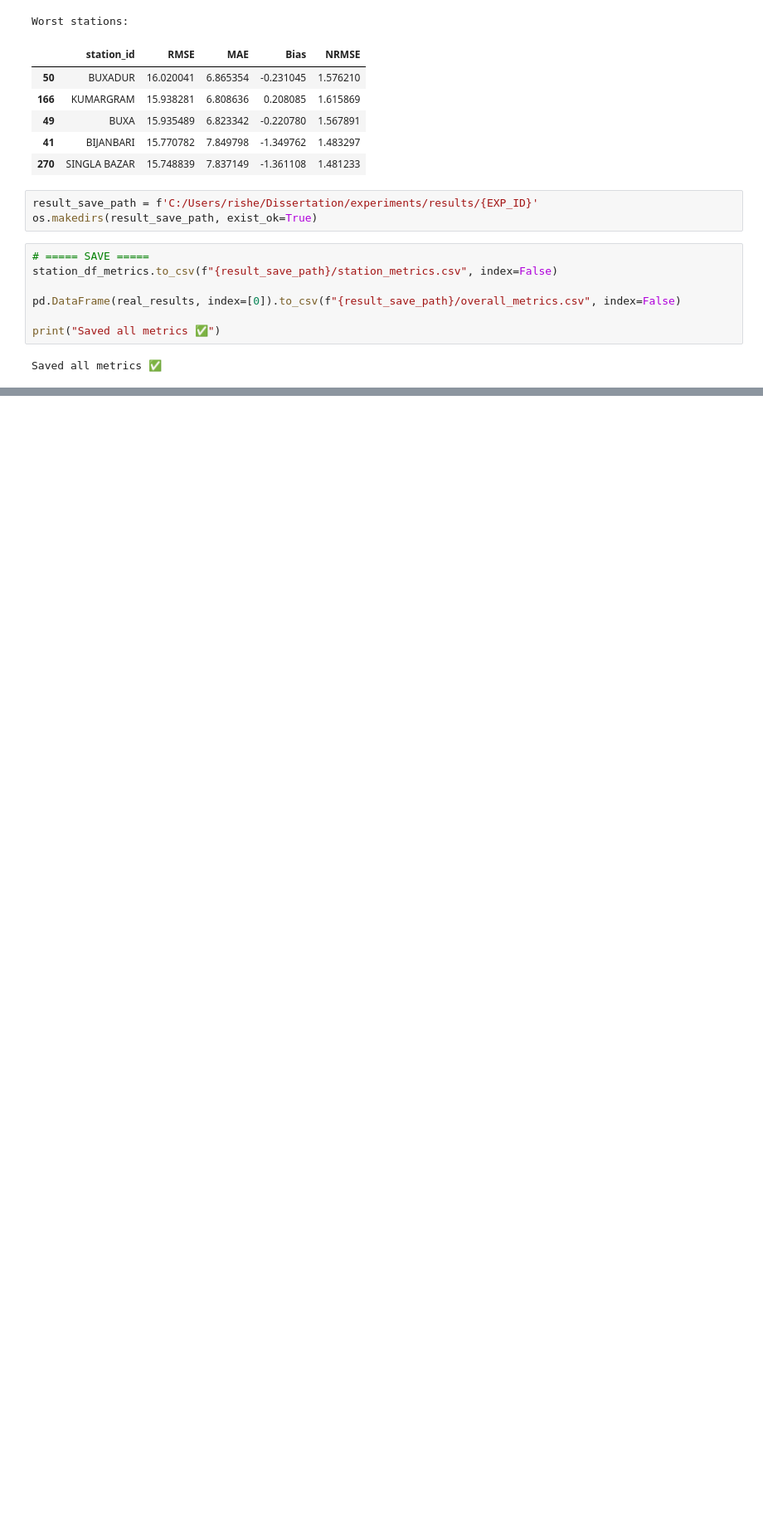
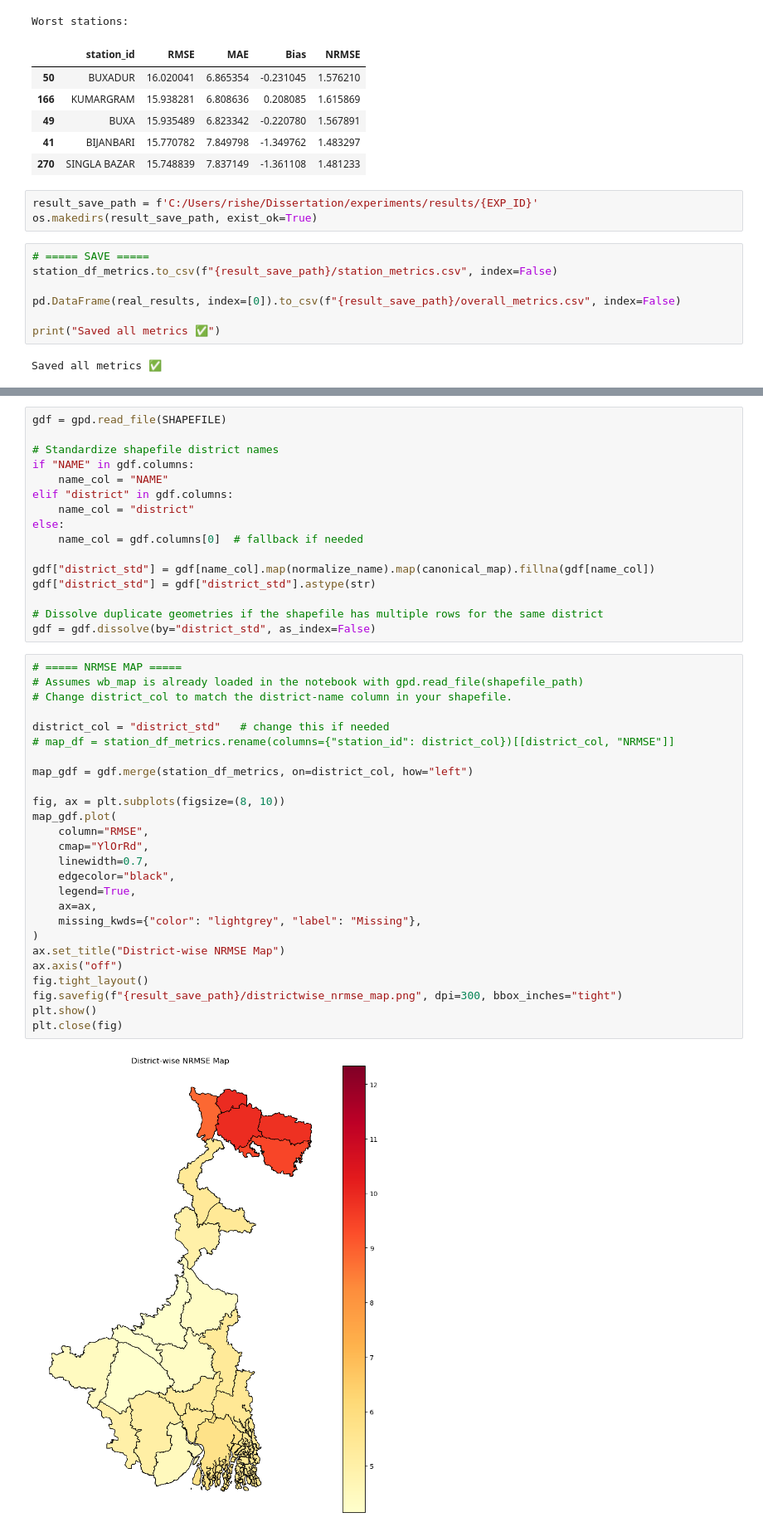
Before and after one commit to itsRkg/Dissertation, a Jupyter notebook: experiments/experimentation_notebooks/exp_12_gnn_baseline.ipynb, the cells around one changed output, grey strips where cells are left out. Shown at 83% size. Drawn from its saved outputs; the diff is of its cells as text; blank space fills up the shorter version.

Commit message:
Added gnn segments look for the notebooks from experiment 11, also other lstms and reg via classification too

```diff
--- a/experiments/experimentation_notebooks/exp_12_gnn_baseline.ipynb
+++ b/experiments/experimentation_notebooks/exp_12_gnn_baseline.ipynb
@@ -572,0 +1256,44 @@ Saved all metrics ✅
+# %%
+gdf = gpd.read_file(SHAPEFILE)
+
+# Standardize shapefile district names
+if "NAME" in gdf.columns:
+    name_col = "NAME"
+elif "district" in gdf.columns:
+    name_col = "district"
+else:
+    name_col = gdf.columns[0]  # fallback if needed
+
+gdf["district_std"] = gdf[name_col].map(normalize_name).map(canonical_map).fillna(gdf[name_col])
+gdf["district_std"] = gdf["district_std"].astype(str)
+
+# Dissolve duplicate geometries if the shapefile has multiple rows for the same district
+gdf = gdf.dissolve(by="district_std", as_index=False)
+# %%
+# ===== NRMSE MAP =====
+# Assumes wb_map is already loaded in the notebook with gpd.read_file(shapefile_path)
+# Change district_col to match the district-name column in your shapefile.
+
+district_col = "district_std"   # change this if needed
+# map_df = station_df_metrics.rename(columns={"station_id": district_col})[[district_col, "NRMSE"]]
+
+map_gdf = gdf.merge(station_df_metrics, on=district_col, how="left")
+
+fig, ax = plt.subplots(figsize=(8, 10))
+map_gdf.plot(
+    column="RMSE",
+    cmap="YlOrRd",
+    linewidth=0.7,
+    edgecolor="black",
+    legend=True,
+    ax=ax,
+    missing_kwds={"color": "lightgrey", "label": "Missing"},
+)
+ax.set_title("District-wise NRMSE Map")
+ax.axis("off")
+fig.tight_layout()
+fig.savefig(f"{result_save_path}/districtwise_nrmse_map.png", dpi=300, bbox_inches="tight")
+plt.show()
+plt.close(fig)
+# %% [output]
+[figure, added]
```
Also changed, not shown: parts of 36 cells of this notebook, 25 other files.
